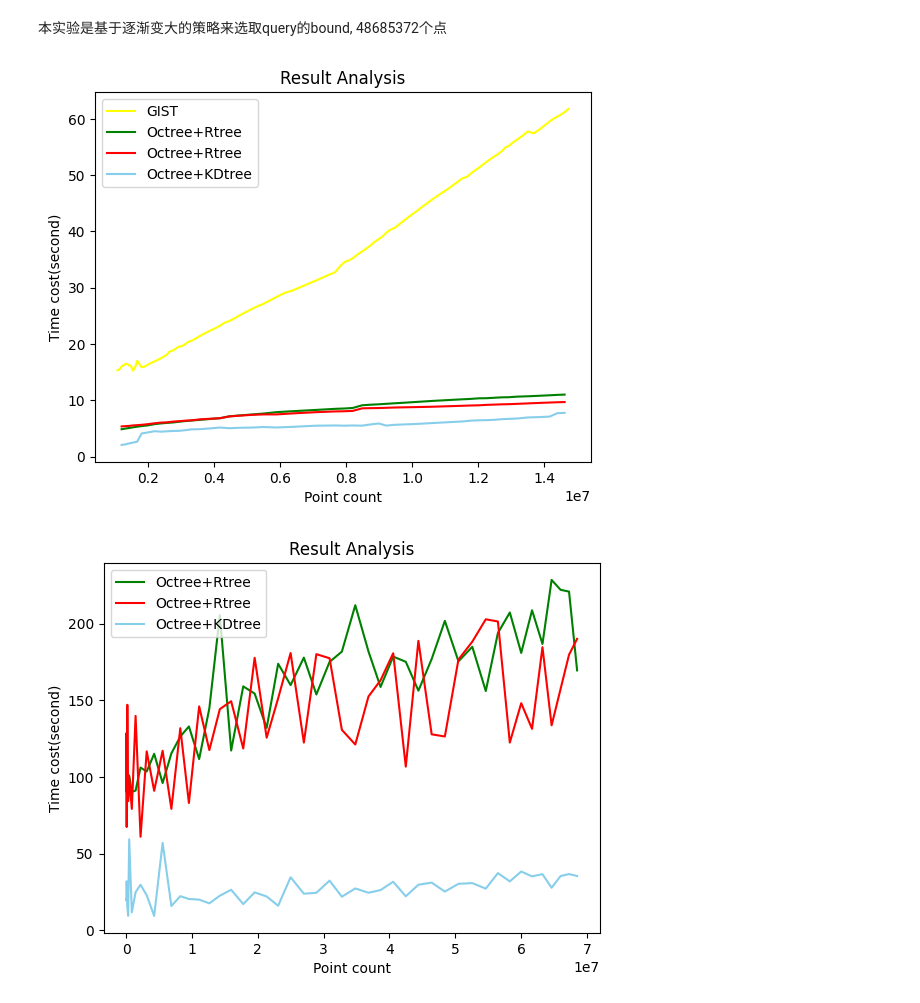
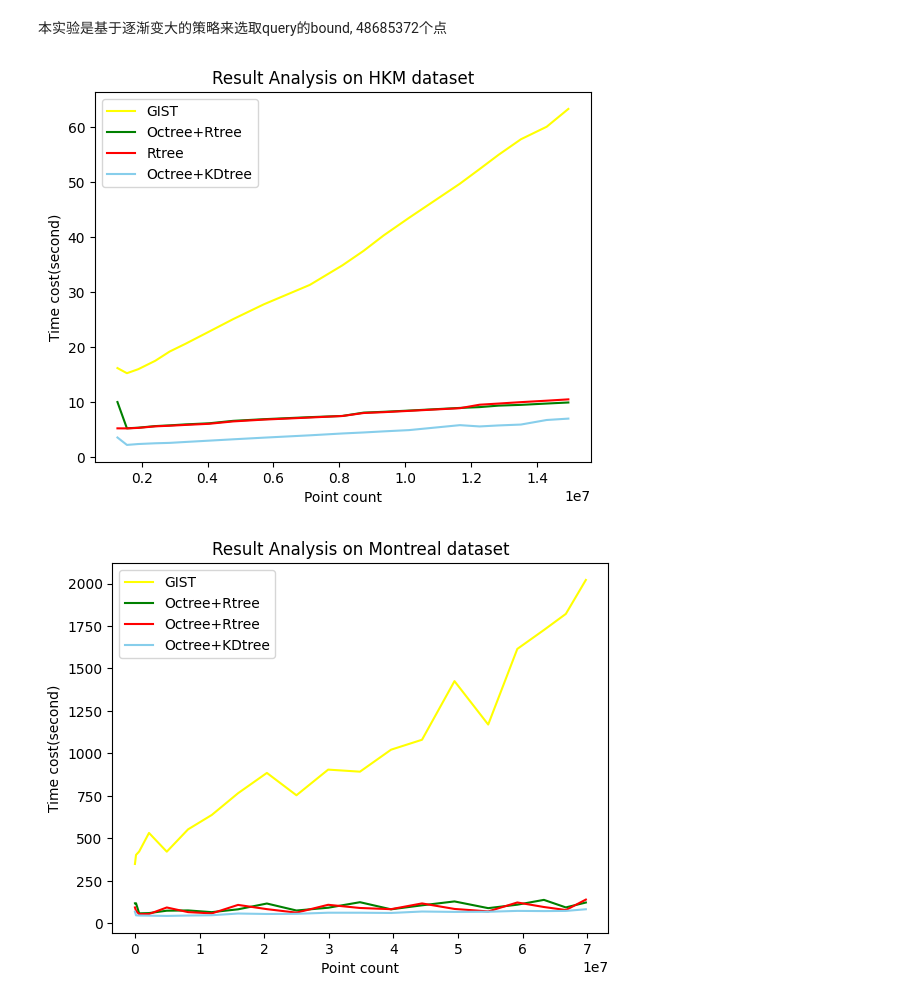
Before and after one commit to xu-0020/PointCloud_Octree, a Jupyter notebook: result_lal.ipynb, the cells around one changed output. Drawn from its saved outputs; the diff is of its cells as text; code cells hidden in the pictures.

```diff
--- a/result_lal.ipynb
+++ b/result_lal.ipynb
@@ -15,9 +15,6 @@ the_last=1000000000
 
 with open(file_path, "r") as file:
     for line in file:
-        if(the_first):
-            the_first = 0
-            continue
         # Process each line here
         line = line.strip()  # Example: Print each line
         index = line.index("Time cost =") + len("Time cost =")
@@ -36,9 +33,6 @@ the_last=1000000000
 
 with open(file_path, "r") as file:
     for line in file:
-        if(the_first):
-            the_first = 0
-            continue
         # Process each line here
         line = line.strip()  # Example: Print each line
         index = line.index("Time cost =") + len("Time cost =")
@@ -58,9 +52,6 @@ the_last=1000000000
 
 with open(file_path, "r") as file:
     for line in file:
-        if(the_first):
-            the_first = 0
-            continue
         # Process each line here
         line = line.strip()  # Example: Print each line
         index = line.index("Time cost =") + len("Time cost =")
@@ -80,9 +71,6 @@ the_last=1000000000
 
 with open(file_path, "r") as file:
     for line in file:
-        if(the_first):
-            the_first = 0
-            continue
         # Process each line here
         line = line.strip()  # Example: Print each line
         index = line.index("Time cost =") + len("Time cost =")
@@ -95,12 +83,12 @@ with open(file_path, "r") as file:
 time_list_ok = [number / 1000000 for number in time_list_ok]
 
 
-plt.title('Result Analysis')
+plt.title('Result Analysis on HKM dataset')
 
 plt.plot(count_list_gist, time_list_gist, color='yellow', label='GIST')
 plt.plot(count_list_or, time_list_or, color='green', label='Octree+Rtree')
-plt.plot(count_list_or, time_list_r, color='red', label='Octree+Rtree')
-plt.plot(count_list_or, time_list_ok,  color='skyblue', label='Octree+KDtree')
+plt.plot(count_list_r, time_list_r, color='red', label='Rtree')
+plt.plot(count_list_ok, time_list_ok,  color='skyblue', label='Octree+KDtree')
 # plt.plot(count_list_or, thresholds, color='blue', label='threshold')
 plt.legend() # 显示图例
 
@@ -109,28 +97,25 @@ plt.xlabel('Point count')
 plt.ylabel('Time cost(second)')
 plt.show()
 # %% [output]
-[figure, old version]
+[figure, new version]
 # %%
-# file_path = "/export/project/hjingaa/PointCloud_Octree/gist_result/Result_montreal.txt"
-# the_first = 1
-# time_list_gist = []
-# count_list_gist = []
-# the_last=1000000000
+file_path = "/export/project/hjingaa/PointCloud_Octree/gist_result/Result_montreal.txt"
+the_first = 1
+time_list_gist = []
+count_list_gist = []
+the_last=1000000000
 
-# with open(file_path, "r") as file:
-#     for line in file:
-#         if(the_first):
-#             the_first = 0
-#             continue
-#         # Process each line here
-#         line = line.strip()  # Example: Print each line
-#         index = line.index("Time cost =") + len("Time cost =")
-#         words = line[index:].split()
-#         if float(words[0])>the_last*10.:
-#             continue
-#         time_list_gist.append(float(words[0]))
-#         the_last = float(words[0])
-#         count_list_gist.append(float(words[-2]))
+with open(file_path, "r") as file:
+    for line in file:
+        # Process each line here
+        line = line.strip()  # Example: Print each line
+        index = line.index("Time cost =") + len("Time cost =")
+        words = line[index:].split()
+        if float(words[0])>the_last*10.:
+            continue
+        time_list_gist.append(float(words[0]))
+        the_last = float(words[0])
+        count_list_gist.append(float(words[-2]))
 
 file_path = "result_montreal/Result_OR.txt"
 the_first = 1
@@ -140,9 +125,6 @@ the_last=1000000000
 
 with open(file_path, "r") as file:
     for line in file:
-        if(the_first):
-            the_first = 0
-            continue
         # Process each line here
         line = line.strip()  # Example: Print each line
         index = line.index("Time cost =") + len("Time cost =")
@@ -162,9 +144,6 @@ the_last=1000000000
 
 with open(file_path, "r") as file:
     for line in file:
-        if(the_first):
-            the_first = 0
-            continue
         # Process each line here
         line = line.strip()  # Example: Print each line
         index = line.index("Time cost =") + len("Time cost =")
@@ -181,39 +160,36 @@ the_first = 1
 time_list_ok = []
 count_list_ok = []
 the_last=1000000000
 
 with open(file_path, "r") as file:
     for line in file:
-        if(the_first):
-            the_first = 0
-            continue
         # Process each line here
         line = line.strip()  # Example: Print each line
         index = line.index("Time cost =") + len("Time cost =")
         words = line[index:].split()
         if float(words[0])>the_last*10.:
             continue
         time_list_ok.append(float(words[0]))
         the_last = float(words[0])
         count_list_ok.append(float(words[-2]))
 time_list_ok = [number / 1000000 for number in time_list_ok]
 
 
-plt.title('Result Analysis')
+plt.title('Result Analysis on Montreal dataset')
 
-# plt.plot(count_list_gist, time_list_gist, color='yellow', label='GIST')
+plt.plot(count_list_gist, time_list_gist, color='yellow', label='GIST')
 plt.plot(count_list_or, time_list_or, color='green', label='Octree+Rtree')
 plt.plot(count_list_or, time_list_r, color='red', label='Octree+Rtree')
 plt.plot(count_list_or, time_list_ok,  color='skyblue', label='Octree+KDtree')
 # plt.plot(count_list_or, thresholds, color='blue', label='threshold')
 plt.legend() # 显示图例
 
 
 plt.xlabel('Point count')
 plt.ylabel('Time cost(second)')
 plt.show()
 # %% [output]
-[figure, old version]
+[figure, new version]
 # %%
 file_path = "/export/project/hjingaa/PointCloud_Octree/gist_result/Result_hkl.txt"
 the_first = 1
```
Also changed, not shown: parts of 1 cell of this notebook, 18 other files.
